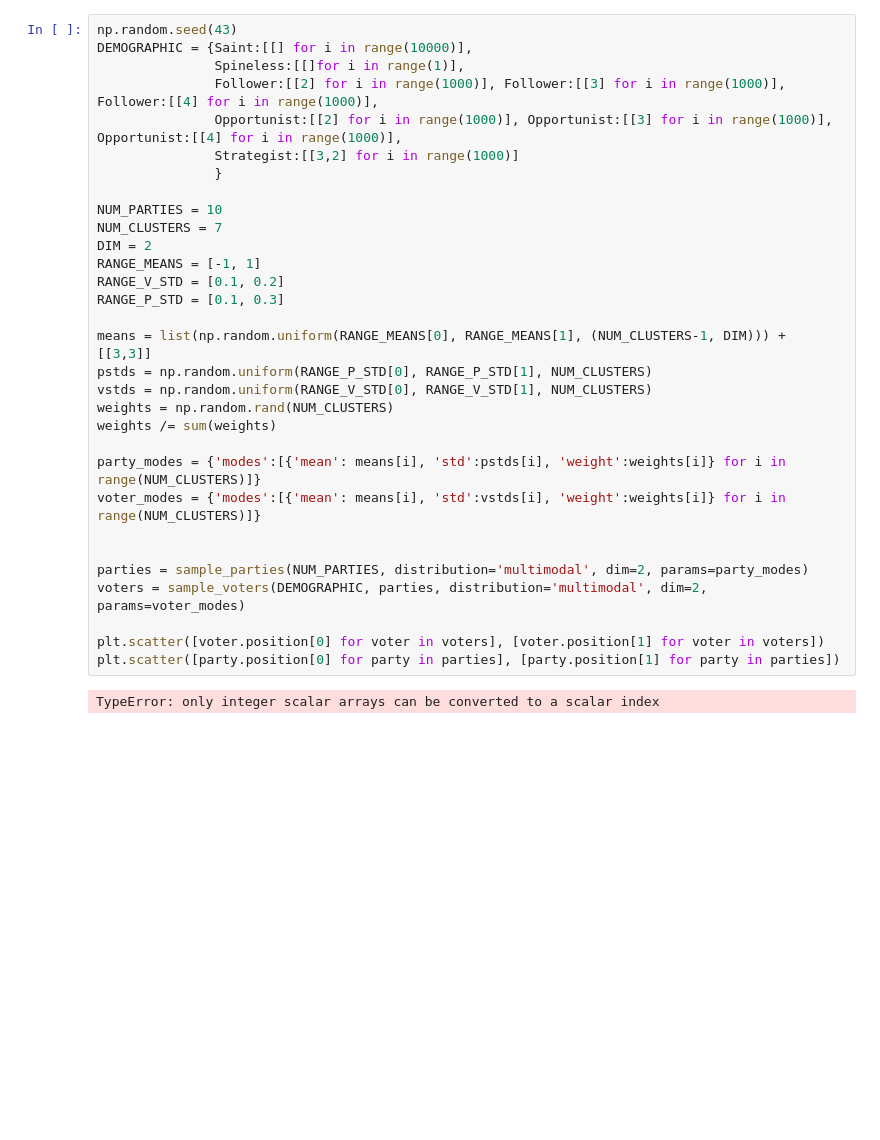
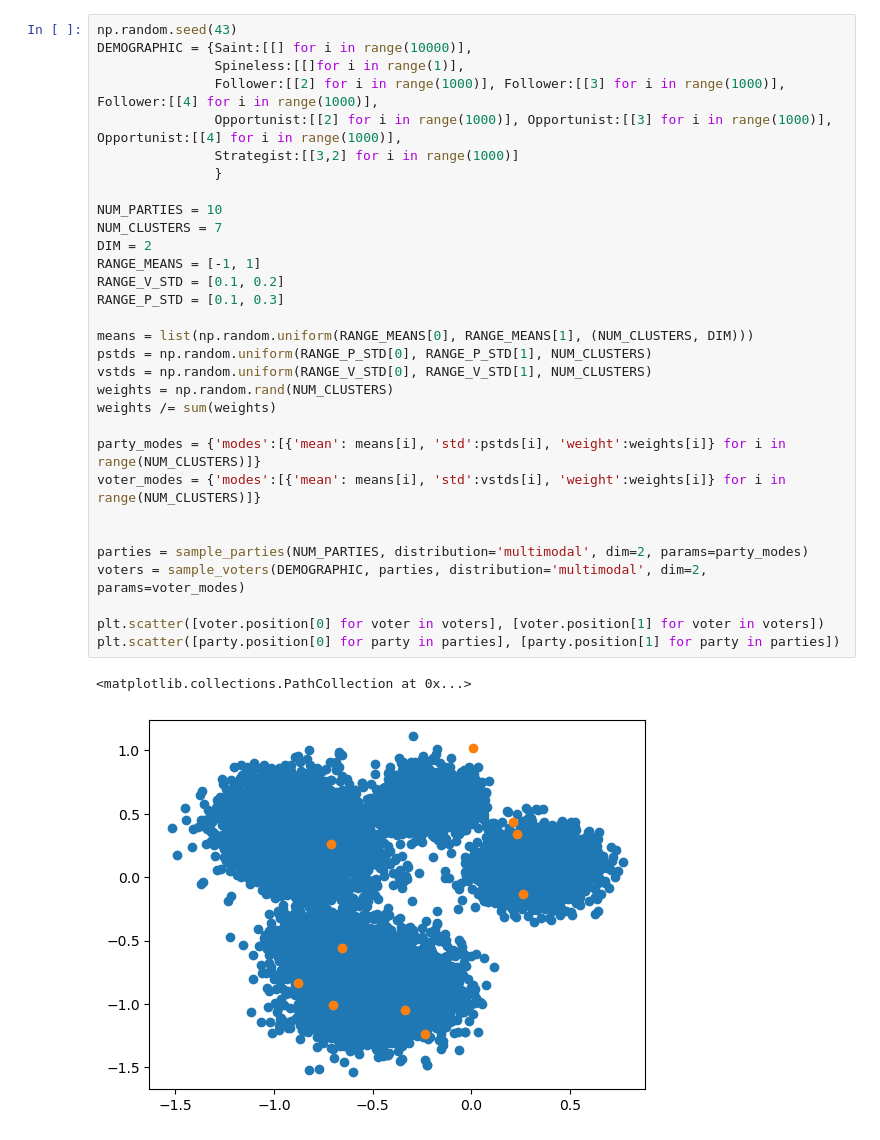
Before and after one commit to LisaEvO/COMSOC, a Jupyter notebook: test.ipynb, the cells around one changed output. Cells and saved outputs as stored; diff of their text form; blank space fills up the shorter version.

Commit message:
Added plotting file

```diff
--- a/test.ipynb
+++ b/test.ipynb
@@ -8,32 +9,33 @@ import matplotlib.pyplot as plt
 np.random.seed(43)
 DEMOGRAPHIC = {Saint:[[] for i in range(10000)],
                Spineless:[[]for i in range(1)],
                Follower:[[2] for i in range(1000)], Follower:[[3] for i in range(1000)], Follower:[[4] for i in range(1000)],
                Opportunist:[[2] for i in range(1000)], Opportunist:[[3] for i in range(1000)], Opportunist:[[4] for i in range(1000)],
                Strategist:[[3,2] for i in range(1000)]
                }
 
 NUM_PARTIES = 10
 NUM_CLUSTERS = 7
 DIM = 2
 RANGE_MEANS = [-1, 1]
 RANGE_V_STD = [0.1, 0.2]
 RANGE_P_STD = [0.1, 0.3]
 
-means = list(np.random.uniform(RANGE_MEANS[0], RANGE_MEANS[1], (NUM_CLUSTERS-1, DIM))) + [[3,3]]
+means = list(np.random.uniform(RANGE_MEANS[0], RANGE_MEANS[1], (NUM_CLUSTERS, DIM)))
 pstds = np.random.uniform(RANGE_P_STD[0], RANGE_P_STD[1], NUM_CLUSTERS)
 vstds = np.random.uniform(RANGE_V_STD[0], RANGE_V_STD[1], NUM_CLUSTERS)
 weights = np.random.rand(NUM_CLUSTERS)
 weights /= sum(weights)
 
 party_modes = {'modes':[{'mean': means[i], 'std':pstds[i], 'weight':weights[i]} for i in range(NUM_CLUSTERS)]}
 voter_modes = {'modes':[{'mean': means[i], 'std':vstds[i], 'weight':weights[i]} for i in range(NUM_CLUSTERS)]}
 
 
 parties = sample_parties(NUM_PARTIES, distribution='multimodal', dim=2, params=party_modes)
 voters = sample_voters(DEMOGRAPHIC, parties, distribution='multimodal', dim=2, params=voter_modes)
 
 plt.scatter([voter.position[0] for voter in voters], [voter.position[1] for voter in voters])
 plt.scatter([party.position[0] for party in parties], [party.position[1] for party in parties])
 # %% [output]
-TypeError: only integer scalar arrays can be converted to a scalar index
+<matplotlib.collections.PathCollection at 0x...>
+[figure, added]
```
Also changed, not shown: parts of 5 cells of this notebook, 1 other file.
